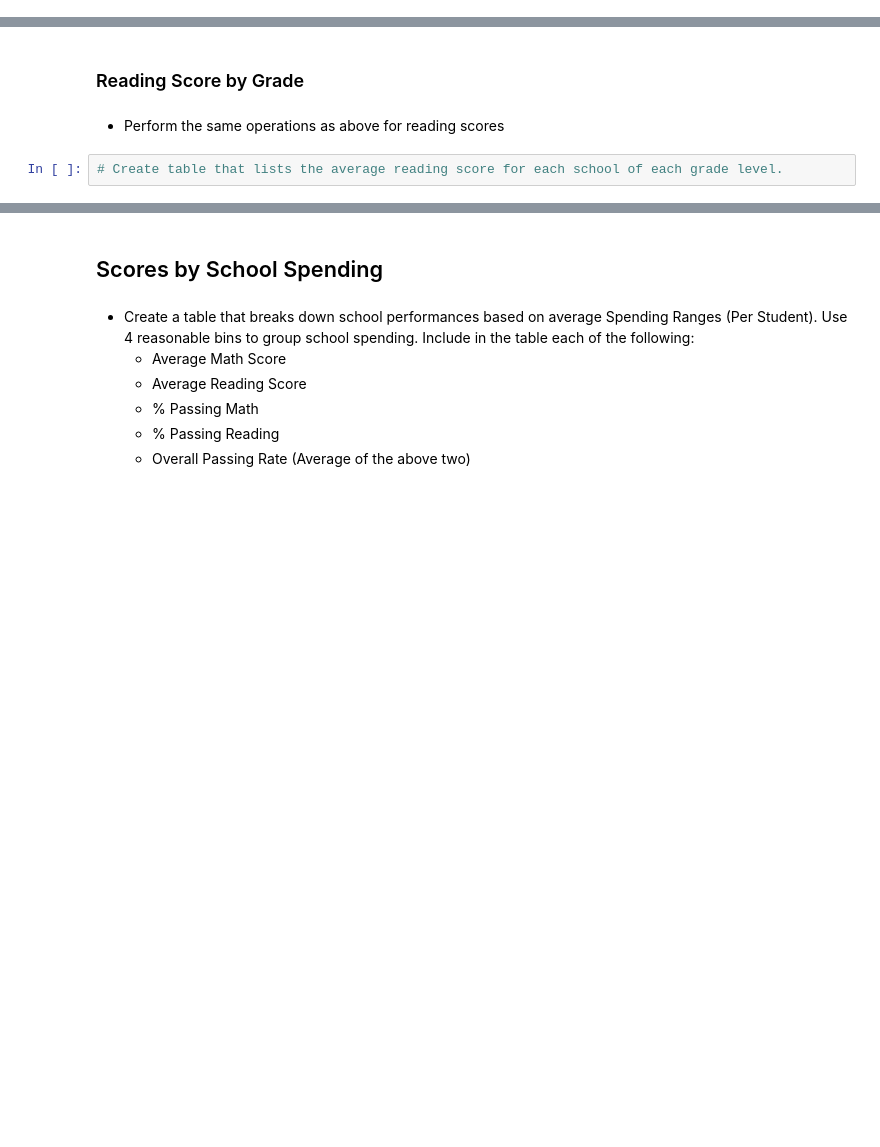
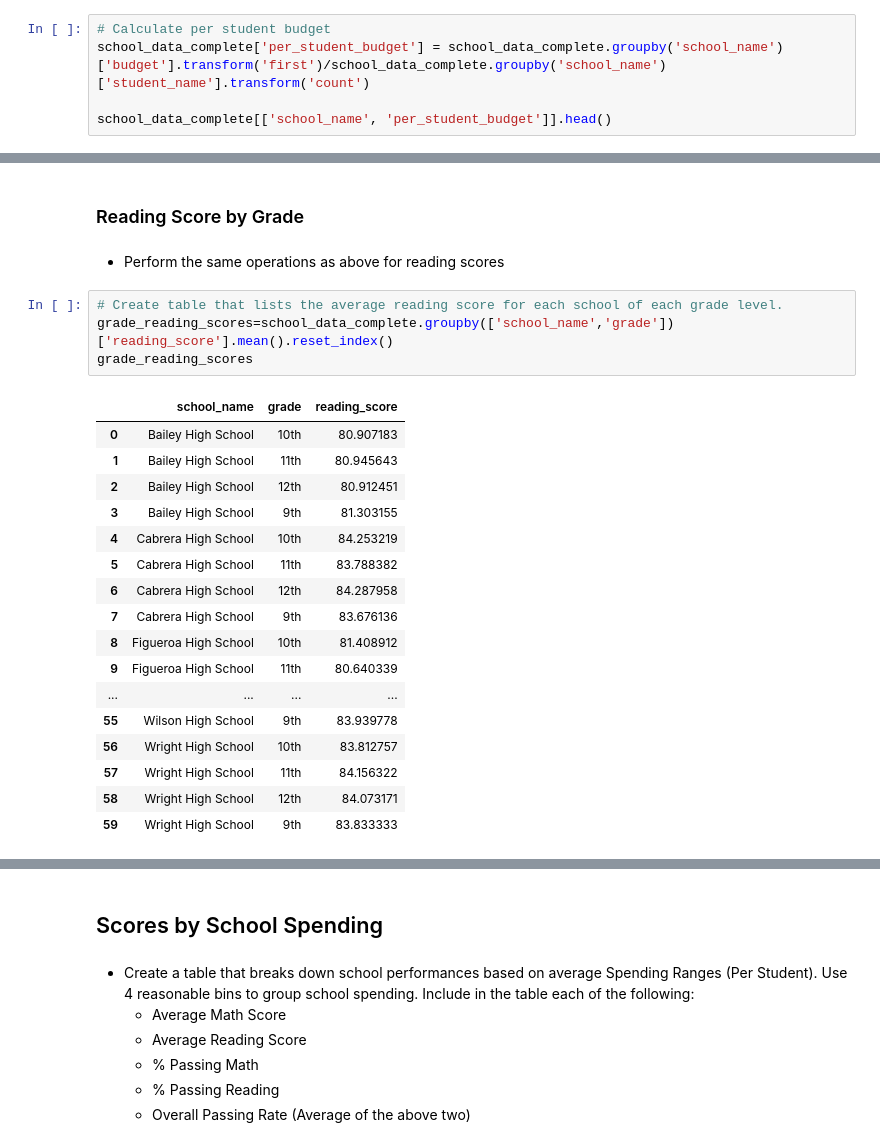
Before and after one commit to Grvjf/Python_Repo, a Jupyter notebook: Week_04_Pandas_and_Matplotlib/Lab_Assignment/Python_Lab_Assignment.ipynb, the cells around one changed output, grey strips where cells are left out. Drawn from its saved outputs; the diff is of its cells as text; blank space fills up the shorter version.

```diff
--- a/Week_04_Pandas_and_Matplotlib/Lab_Assignment/Python_Lab_Assignment.ipynb
+++ b/Week_04_Pandas_and_Matplotlib/Lab_Assignment/Python_Lab_Assignment.ipynb
@@ -185,0 +188,5 @@ school_data_complete.head()
+# %%
+# Calculate per student budget
+school_data_complete['per_student_budget'] = school_data_complete.groupby('school_name')['budget'].transform('first')/school_data_complete.groupby('school_name')['student_name'].transform('count')
+
+school_data_complete[['school_name', 'per_student_budget']].head()
@@ -239,5 +438,25 @@ school_data_complete.head()
 * Perform the same operations as above for reading scores
 # %%
 # Create table that lists the average reading score for each school of each grade level.
+grade_reading_scores=school_data_complete.groupby(['school_name','grade'])['reading_score'].mean().reset_index()
+grade_reading_scores
+# %% [output]
+|  | school_name | grade | reading_score |
+| 0 | Bailey High School | 10th | 80.907183 |
+| 1 | Bailey High School | 11th | 80.945643 |
+| 2 | Bailey High School | 12th | 80.912451 |
+| 3 | Bailey High School | 9th | 81.303155 |
+| 4 | Cabrera High School | 10th | 84.253219 |
+| 5 | Cabrera High School | 11th | 83.788382 |
+| 6 | Cabrera High School | 12th | 84.287958 |
+| 7 | Cabrera High School | 9th | 83.676136 |
+| 8 | Figueroa High School | 10th | 81.408912 |
+| 9 | Figueroa High School | 11th | 80.640339 |
+| ... | ... | ... | ... |
+| 55 | Wilson High School | 9th | 83.939778 |
+| 56 | Wright High School | 10th | 83.812757 |
+| 57 | Wright High School | 11th | 84.156322 |
+| 58 | Wright High School | 12th | 84.073171 |
+| 59 | Wright High School | 9th | 83.833333 |
 # %%
 # Calculate the average reading score for 9th grade in each school
```
Also changed, not shown: parts of 17 cells of this notebook.
